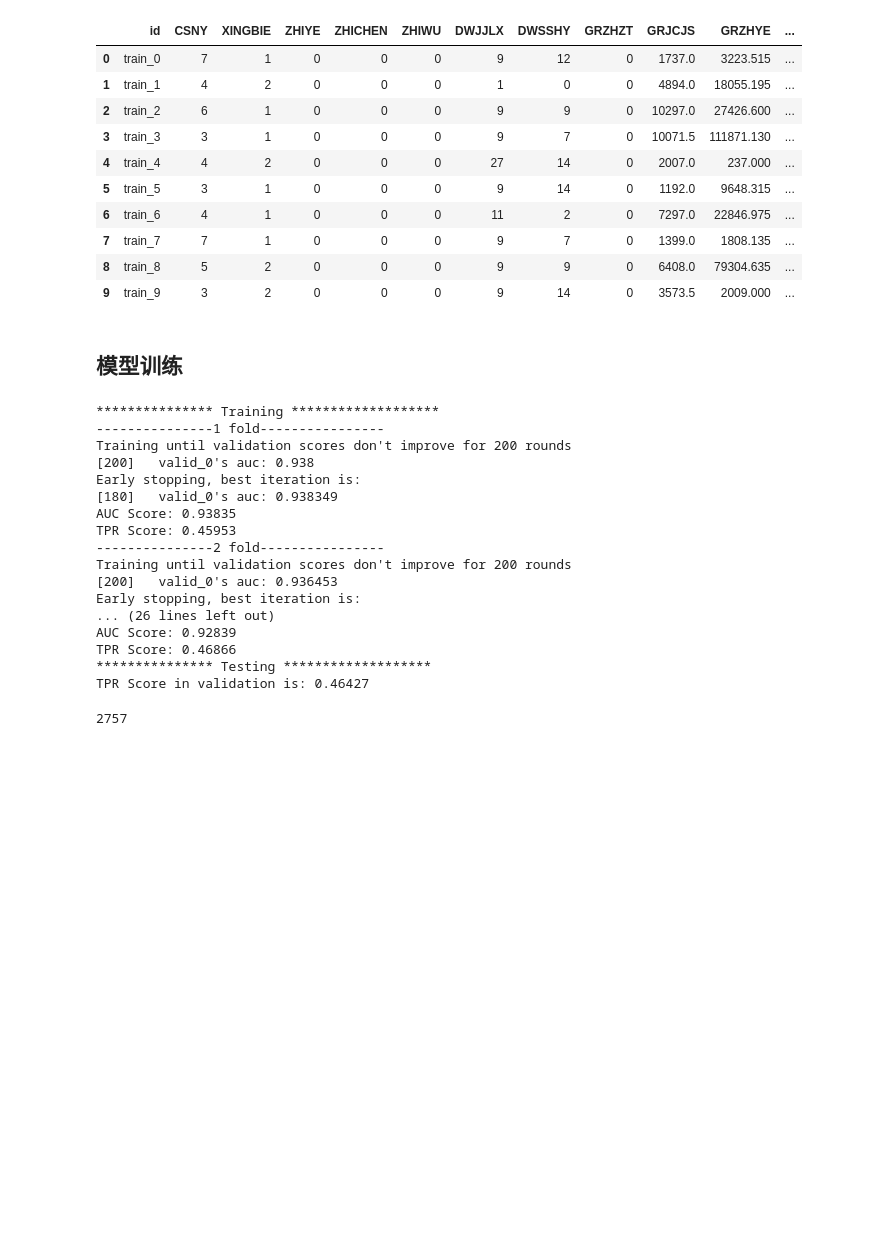
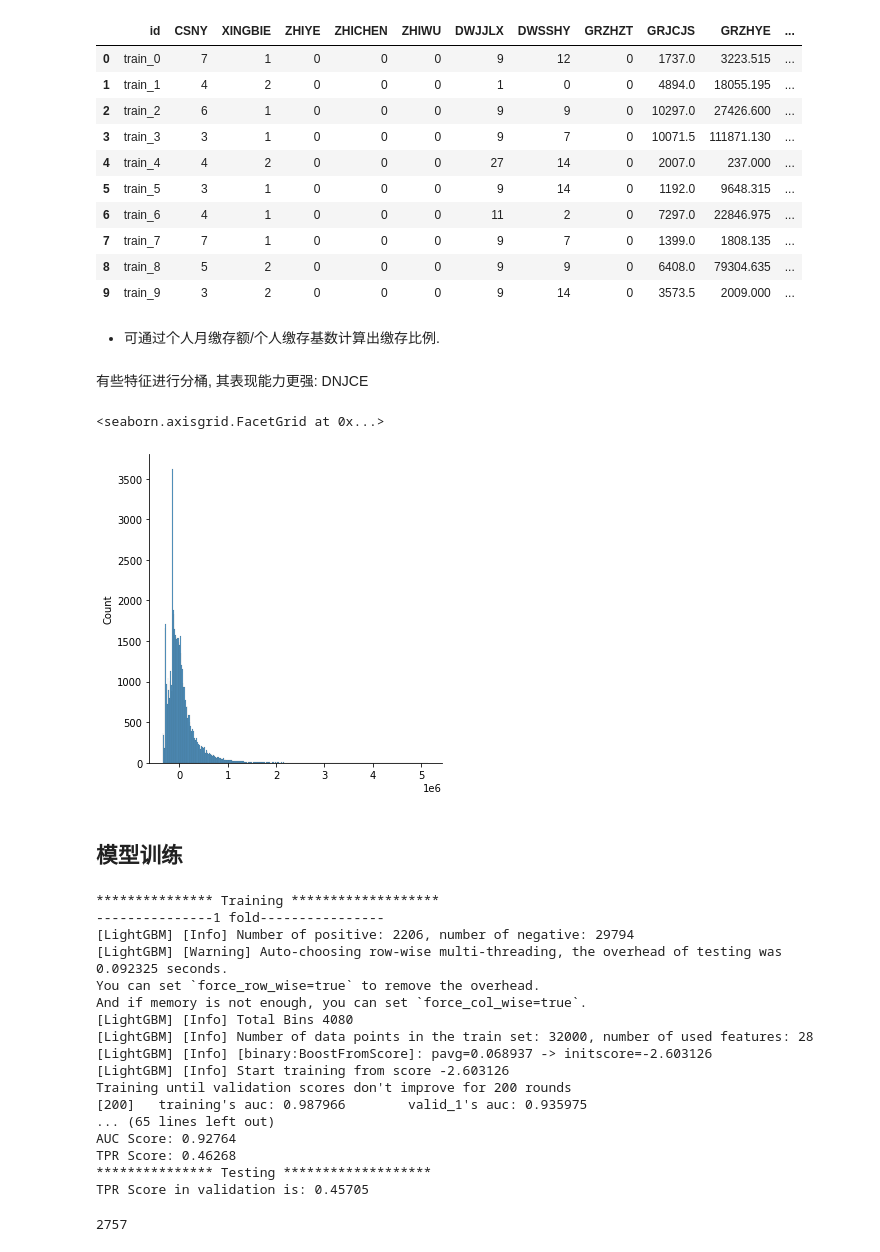
Before and after one commit to liuqidong07/OverduePrediction, a Jupyter notebook: baseline.ipynb, the cells around one changed output. Drawn from its saved outputs; the diff is of its cells as text; code cells hidden in the pictures; blank space fills up the shorter version.

```diff
--- a/baseline.ipynb
+++ b/baseline.ipynb
@@ -207,8 +207,8 @@ def divide_DKLL(x):
     if x>3.4:
         return 1, 0, 0, 7
 
-new_feat = ['WN', 'ETF', 'NY', 'DKLL_gen']
-data[new_feat] = data.apply(divide_DKLL, axis=1, result_type='expand')
+new_feat1 = ['WN', 'ETF', 'NY', 'DKLL_gen']
+data[new_feat1] = data.apply(divide_DKLL, axis=1, result_type='expand')
 data.head(10)
 # %% [output]
 |  | id | CSNY | XINGBIE | ZHIYE | ZHICHEN | ZHIWU | DWJJLX | DWSSHY | GRZHZT | GRJCJS | GRZHYE | ... |
@@ -222,4 +222,23 @@ data.head(10)
 | 7 | train_7 | 7 | 1 | 0 | 0 | 0 | 9 | 7 | 0 | 1399.0 | 1808.135 | ... |
 | 8 | train_8 | 5 | 2 | 0 | 0 | 0 | 9 | 9 | 0 | 6408.0 | 79304.635 | ... |
 | 9 | train_9 | 3 | 2 | 0 | 0 | 0 | 9 | 14 | 0 | 3573.5 | 2009.000 | ... |
+# %% [markdown]
+- 可通过个人月缴存额/个人缴存基数计算出缴存比例.
+# %%
+data['JCBL'] = data['GRYJCE'] / data['GRJCJS']  # 缴存比例
+data['YJCZE'] = data['GRYJCE'] * 2      # 月缴存总额
+data['DNJCE'] = data['GRZHYE'] - data['GRZHSNJZYE']     # 当年缴存额
+data['DNJCCE'] = data['DNJCE']-data['GRZHDNGJYE']   # 当年缴存差额=当年缴存额 - 个人账户当年归集余额
+data['DKLXE'] = data['DKFFE'] * data['DKLL']    # 贷款利息额 = 贷款发放额 * 贷款利率
+data['DKFFSEE'] = data['GRZHYE'] * 15 - data['DKFFE']   # 贷款发放剩余额 = 个人账户余额 * 15 - 贷款发放额
+data['DKFFEBL'] =  data['DKFFE'] / (data['GRZHYE'] * 15)    # 贷款发放额比例 = 贷款发放额 / (个人账户余额 * 15)
+data['DKLXE_YJCZE_ratio'] = data['DKLXE'] / data['YJCZE']
+new_feat2 = ['JCBL', 'YJCZE', 'DNJCE', 'DNJCCE', 'DKLXE', 'DKFFSEE', 'DKFFEBL', 'DKLXE_YJCZE_ratio']
+# %% [markdown]
+有些特征进行分桶, 其表现能力更强: DNJCE
+# %%
+sns.displot(data['GRZHYE'] * 15 - data['DKFFE'])
+# %% [output]
+<seaborn.axisgrid.FacetGrid at 0x...>
+[figure, added]
 # %%
@@ -249,7 +269,7 @@ SKF = StratifiedKFold(n_splits=5, shuffle=True, random_state=723)
 params={
     'learning_rate': 0.05,
     #'max_depth': 10,
-    'num_leaves': 61,
+    'num_leaves': 31,
     'num_iterations': 10000,
     'metric': 'auc',
     'objective': 'binary',
@@ -268,11 +288,19 @@ print('*************** Training *******************'.center(10))
 for train_index, val_index in SKF.split(trainX, trainY):
     print('---------------%d fold----------------' % i)
     X_train, X_val, Y_train, Y_val = trainX.iloc[train_index].reset_index(drop=True), trainX.iloc[val_index].reset_index(drop=True), trainY[train_index], trainY[val_index]
-    model = lgb.LGBMClassifier(**params)
-    model.fit(X_train, Y_train, eval_set=[(X_val, Y_val)], eval_metric='auc', early_stopping_rounds=200, verbose=200, categorical_feature=sparse_feat)
-    y_ = model.predict_proba(X_val)[:, 1]
-    prediction += model.predict_proba(testX)[:, 1]
-    validationY[val_index] = model.predict_proba(X_val)[:, 1]
+    trn_data = lgb.Dataset(trainX.iloc[train_index].reset_index(drop=True), label=trainY[train_index])
+    val_data = lgb.Dataset(trainX.iloc[val_index].reset_index(drop=True), label=trainY[val_index])
+    #model = lgb.LGBMClassifier(**params)
+    #model.fit(X_train, Y_train, eval_set=[(X_val, Y_val)], eval_metric='auc', early_stopping_rounds=200, verbose=200, categorical_feature=sparse_feat)
+    model = lgb.train(params,
+                      trn_data,
+                      valid_sets=[trn_data, val_data],
+                      early_stopping_rounds=200,
+                      verbose_eval=200,
+                      categorical_feature=sparse_feat)
+    y_ = model.predict(X_val)
+    prediction += model.predict(testX)
+    validationY[val_index] = model.predict(X_val)
     print('AUC Score: %.5f' % roc_auc_score(Y_val, y_))
     print('TPR Score: %.5f' % evaluation(Y_val, y_))
     i += 1
@@ -282,21 +310,21 @@ print('TPR Score in validation is: %.5f' % eval_tpr)
 # %% [output]
 *************** Training *******************
 ---------------1 fold----------------
+[LightGBM] [Info] Number of positive: 2206, number of negative: 29794
+[LightGBM] [Warning] Auto-choosing row-wise multi-threading, the overhead of testing was 0.092325 seconds.
+You can set `force_row_wise=true` to remove the overhead.
+And if memory is not enough, you can set `force_col_wise=true`.
+[LightGBM] [Info] Total Bins 4080
+[LightGBM] [Info] Number of data points in the train set: 32000, number of used features: 28
+[LightGBM] [Info] [binary:BoostFromScore]: pavg=0.068937 -> initscore=-2.603126
+[LightGBM] [Info] Start training from score -2.603126
 Training until validation scores don't improve for 200 rounds
-[200]   valid_0's auc: 0.938
-Early stopping, best iteration is:
-[180]   valid_0's auc: 0.938349
-AUC Score: 0.93835
-TPR Score: 0.45953
----------------2 fold----------------
-Training until validation scores don't improve for 200 rounds
-[200]   valid_0's auc: 0.936453
-Early stopping, best iteration is:
-... (26 lines left out)
-AUC Score: 0.92839
-TPR Score: 0.46866
+[200]   training's auc: 0.987966        valid_1's auc: 0.935975
+... (65 lines left out)
+AUC Score: 0.92764
+TPR Score: 0.46268
 *************** Testing *******************
-TPR Score in validation is: 0.46427
+TPR Score in validation is: 0.45705
 # %%
 import mlflow
 
```
Also changed, not shown: parts of 1 cell of this notebook, 4 other files.
